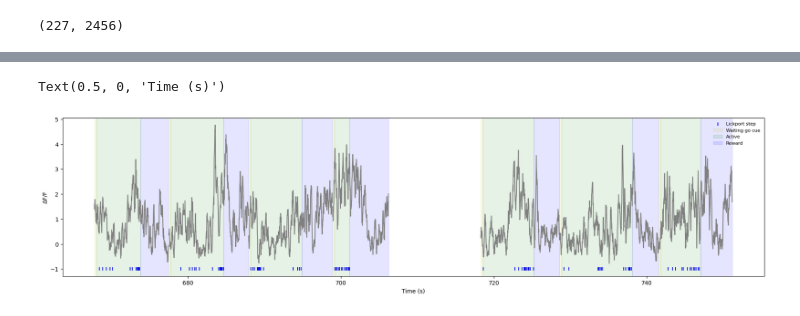
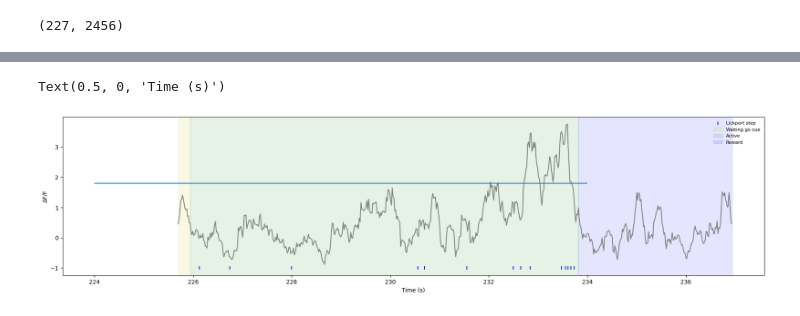
Before and after one commit to camilosada/dynamic_brain_workshop, a Jupyter notebook: code/scripts/response_variability.ipynb, the cells around one changed output, grey strips where cells are left out. Saved outputs shown, nothing was run; the diff lists cells and outputs as text; code cells hidden in the pictures.

```diff
--- a/code/scripts/response_variability.ipynb
+++ b/code/scripts/response_variability.ipynb
@@ -112,3 +105,0 @@ plt.xlim(0)
-# %%
-bci_trials = nwbfile.stimulus["Trials"].to_dataframe()
-bci_trials
@@ -396,23 +379,23 @@ NameError: name 'idxstart' is not defined
 # %%
 dff_bci_validfig,ax=plt.subplots(figsize=(22,5))
-for itr in range(33,40):
+for itr in start_bci_trial.index[30:31]:
     idxstart= start_bci_trial[itr]
     idxend = stop_bci_trial[itr]
     time = np.arange(idxstart,idxend)/frame_rate
     ax.plot(time,smooth_dff_valid[i_roi, idxstart:idxend],'grey')
     ax.scatter((zaber_steps[itr]+idxstart)/frame_rate,-np.ones(len(zaber_steps[itr])),color='b',marker='|', label='Lickport step')
 
     ax.axvspan(xmin=(idxstart)/frame_rate, xmax=(go_cue_bci[itr]+idxstart)/frame_rate, color='y', alpha=0.1, label = 'Waiting go cue')
     ax.axvspan(xmin=(go_cue_bci[itr]+idxstart)/frame_rate, xmax=(reward_time[itr]+idxstart)/frame_rate, color='g', alpha=0.1, label = 'Active')
     ax.axvspan(xmin=(reward_time[itr]+idxstart)/frame_rate, xmax=(idxend)/frame_rate, color='b', alpha=0.1, label = 'Reward')
 
 handles, labels = ax.get_legend_handles_labels()
 unique = dict(zip(labels, handles))
 ax.legend(unique.values(), unique.keys(),
           fontsize=8, loc='upper right', frameon=False)
-
+ax.hlines(1.8,224,234)
 ax.set_ylabel('ΔF/F')
 ax.set_xlabel('Time (s)')
 # %% [output]
 Text(0.5, 0, 'Time (s)')
-[figure, old version]
+[figure, new version]
```
Also changed, not shown: parts of 18 cells of this notebook, 1 other file.
